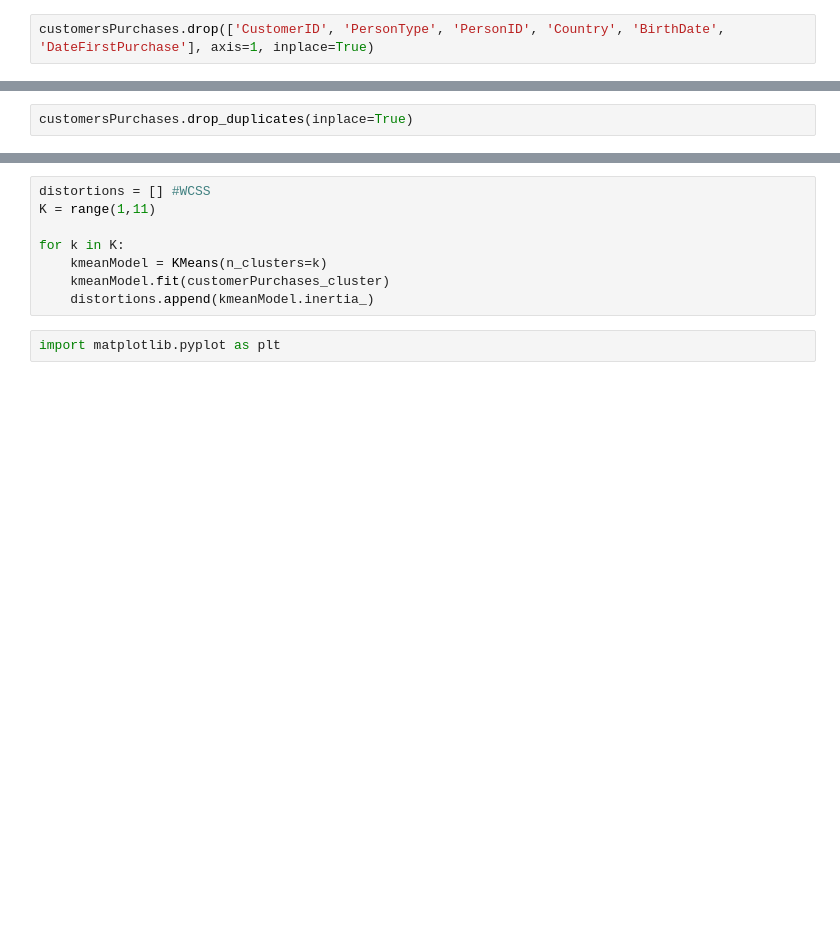
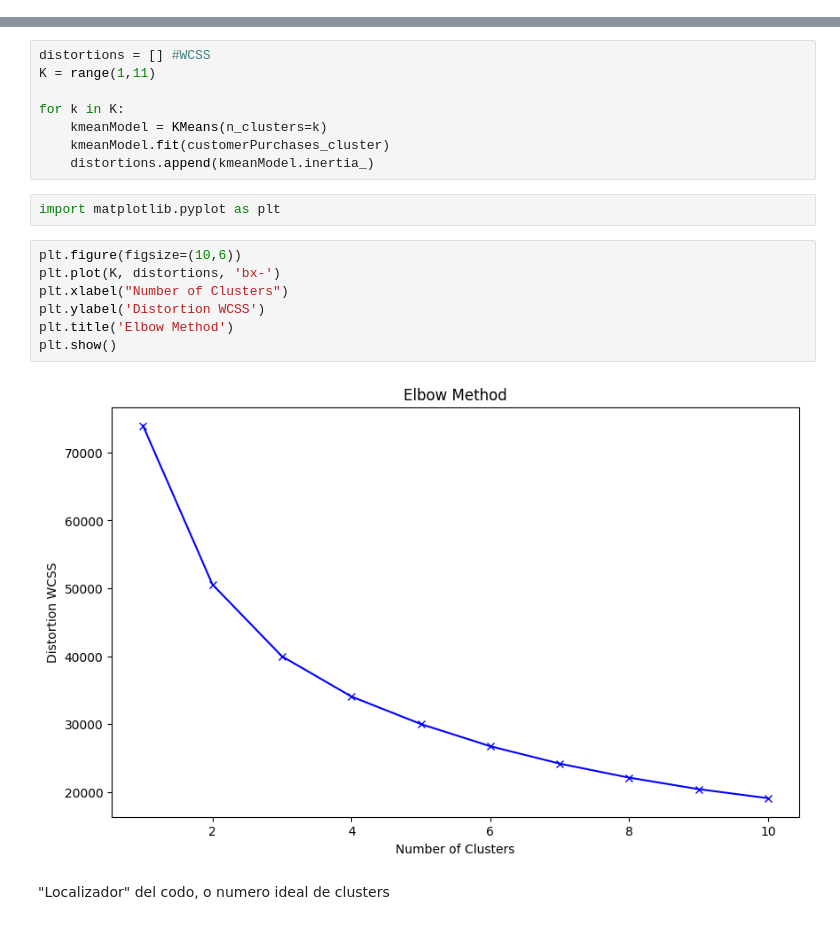
Before and after one commit to anapaccasilva/AdventureWorks, a Jupyter notebook: KMeans_PCA_AdventureWorks.ipynb, the cells around one changed output, grey strips where cells are left out. Cells and saved outputs as stored; diff of their text form; blank space fills up the shorter version.

```diff
--- a/KMeans_PCA_AdventureWorks.ipynb
+++ b/KMeans_PCA_AdventureWorks.ipynb
@@ -115,2 +28,0 @@ columnas redudantes
-# %%
-customersPurchases.drop(['CustomerID', 'PersonType', 'PersonID', 'Country', 'BirthDate', 'DateFirstPurchase'], axis=1, inplace=True)
@@ -125,2 +28,0 @@ eliminar líneas duplicadas
-# %%
-customersPurchases.drop_duplicates(inplace=True)
@@ -687,3 +66,14 @@ for k in K:
     distortions.append(kmeanModel.inertia_)
 # %%
 import matplotlib.pyplot as plt
+# %%
+plt.figure(figsize=(10,6))
+plt.plot(K, distortions, 'bx-')
+plt.xlabel("Number of Clusters")
+plt.ylabel('Distortion WCSS')
+plt.title('Elbow Method')
+plt.show()
+# %% [output]
+[figure, added]
+# %% [markdown]
+"Localizador" del codo, o numero ideal de clusters
```
Also changed, not shown: parts of 105 cells of this notebook.
